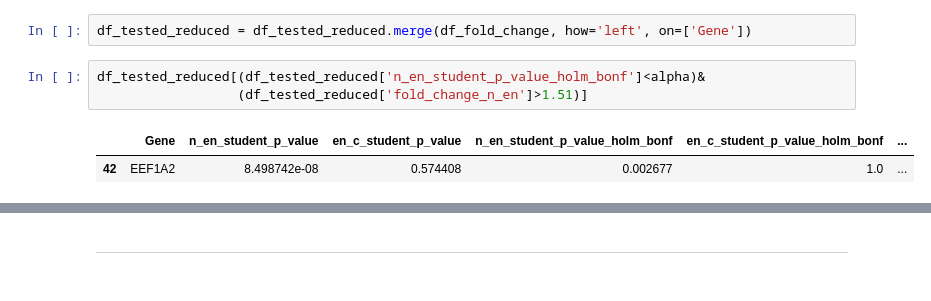
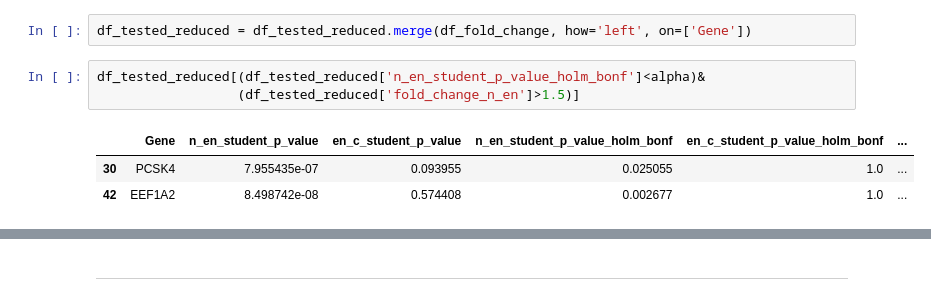
Before and after one commit to alexander-pv/educational_repo, a Jupyter notebook: differentially_expressing_genes/Differentially_expressing_genes.ipynb, the cells around one changed output, grey strips where cells are left out. Drawn from its saved outputs; the diff is of its cells as text.

```diff
--- a/differentially_expressing_genes/Differentially_expressing_genes.ipynb
+++ b/differentially_expressing_genes/Differentially_expressing_genes.ipynb
@@ -455,9 +455,10 @@ df_fold_change.head()
 df_tested_reduced = df_tested_reduced.merge(df_fold_change, how='left', on=['Gene'])
 # %%
 df_tested_reduced[(df_tested_reduced['n_en_student_p_value_holm_bonf']<alpha)&
-                  (df_tested_reduced['fold_change_n_en']>1.51)]
+                  (df_tested_reduced['fold_change_n_en']>1.5)]
 # %% [output]
 |  | Gene | n_en_student_p_value | en_c_student_p_value | n_en_student_p_value_holm_bonf | en_c_student_p_value_holm_bonf | ... |
+| 30 | PCSK4 | 7.955435e-07 | 0.093955 | 0.025055 | 1.0 | ... |
 | 42 | EEF1A2 | 8.498742e-08 | 0.574408 | 0.002677 | 1.0 | ... |
 # %%
 df_tested_reduced[(df_tested_reduced['en_c_student_p_value_holm_bonf']<alpha)&
```
Also changed, not shown: parts of 8 cells of this notebook.
